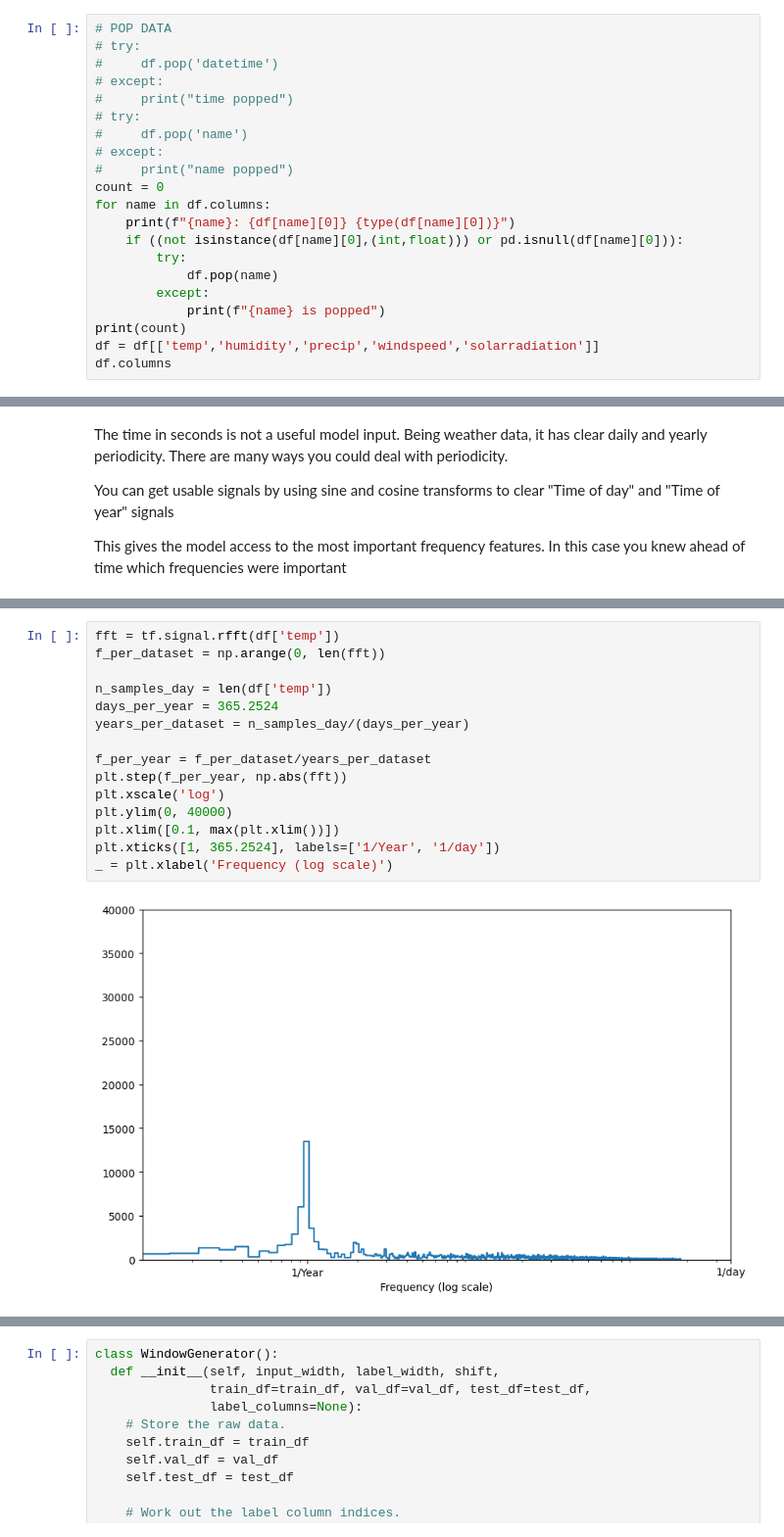
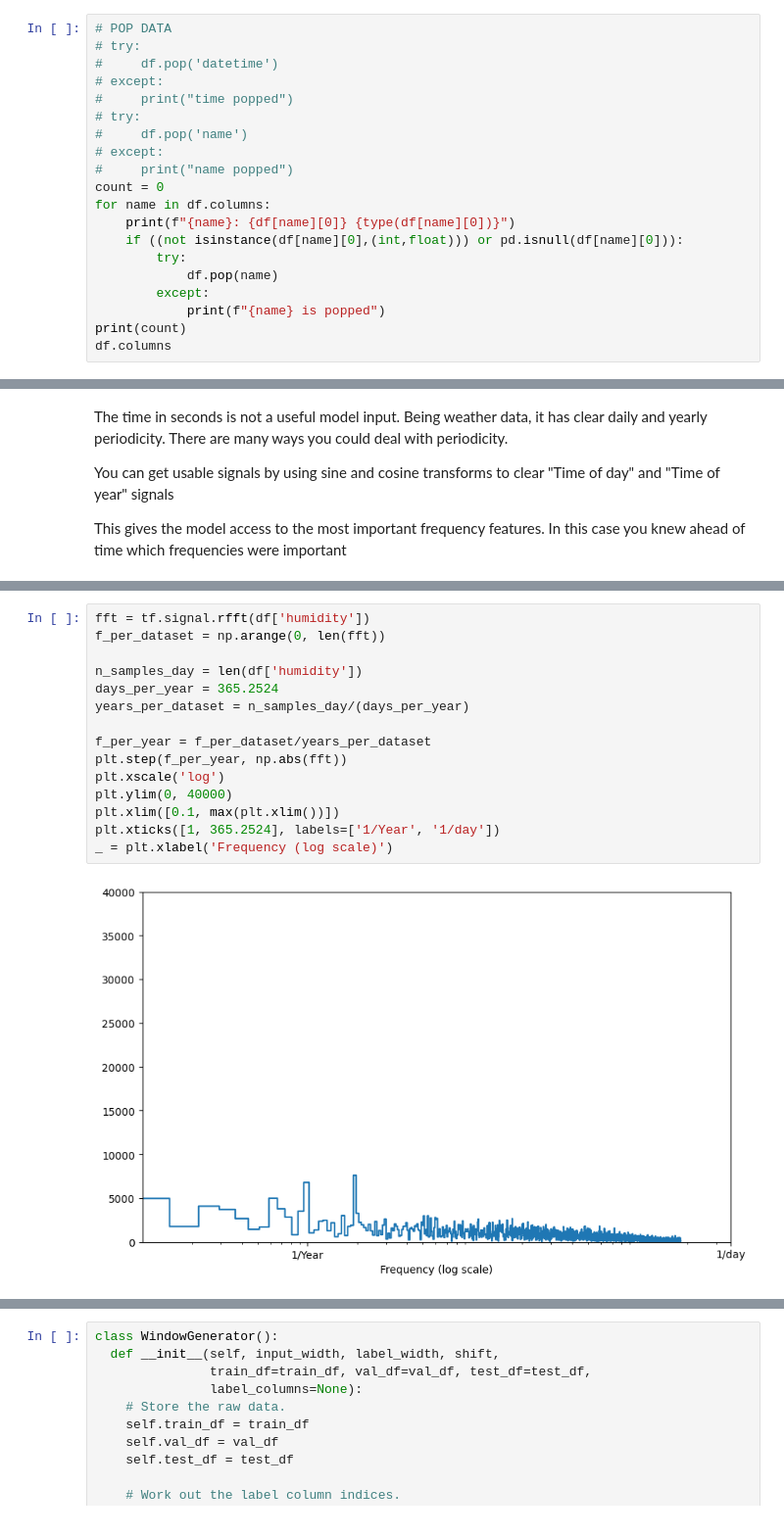
Before and after one commit to 10udCryp7/-Lab-Research-IOT-Weather-Tracking-for-Agriculture, a Jupyter notebook: Train Data/NewModel.ipynb, the cells around one changed output, grey strips where cells are left out. Shown at 98% size. Drawn from its saved outputs; the diff is of its cells as text.

```diff
--- a/Train Data/NewModel.ipynb
+++ b/Train Data/NewModel.ipynb
@@ -87,6 +103,5 @@ for name in df.columns:
         except:
             print(f"{name} is popped")
 print(count)
-df = df[['temp','humidity','precip','windspeed','solarradiation']]
 df.columns
 # %% [output]
@@ -174,22 +186,22 @@ Index(['temp', 'humidity', 'precip', 'windspeed', 'solarradiation', 'Year sin',
       dtype='object')
 [figure]
 # %%
-fft = tf.signal.rfft(df['temp'])
+fft = tf.signal.rfft(df['humidity'])
 f_per_dataset = np.arange(0, len(fft))
 
-n_samples_day = len(df['temp'])
+n_samples_day = len(df['humidity'])
 days_per_year = 365.2524
 years_per_dataset = n_samples_day/(days_per_year)
 
 f_per_year = f_per_dataset/years_per_dataset
 plt.step(f_per_year, np.abs(fft))
 plt.xscale('log')
 plt.ylim(0, 40000)
 plt.xlim([0.1, max(plt.xlim())])
 plt.xticks([1, 365.2524], labels=['1/Year', '1/day'])
 _ = plt.xlabel('Frequency (log scale)')
 # %% [output]
-[figure, old version]
+[figure, new version]
 # %%
 # LET features be key, value is the index of feature
 input_column_indices = {name: i for i, name in enumerate(df.columns)}
```
Also changed, not shown: parts of 19 cells of this notebook, 19 other files.
